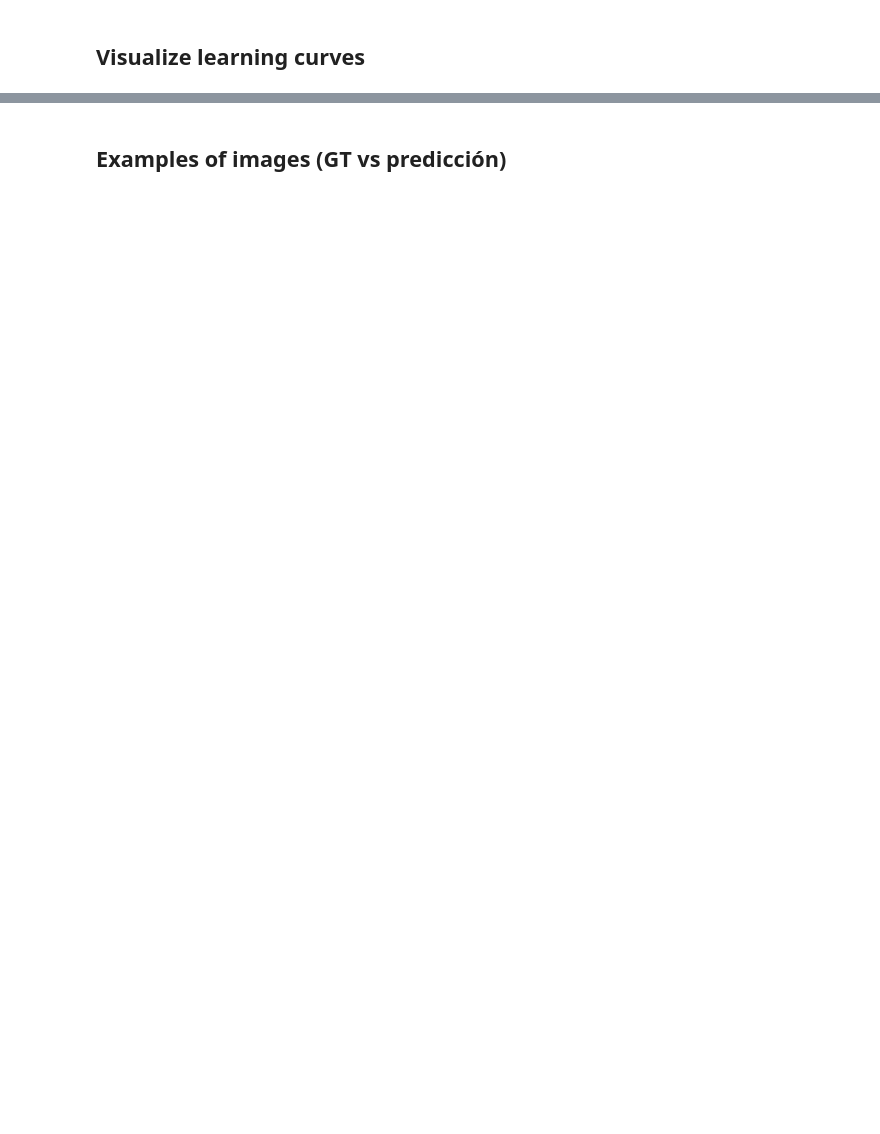
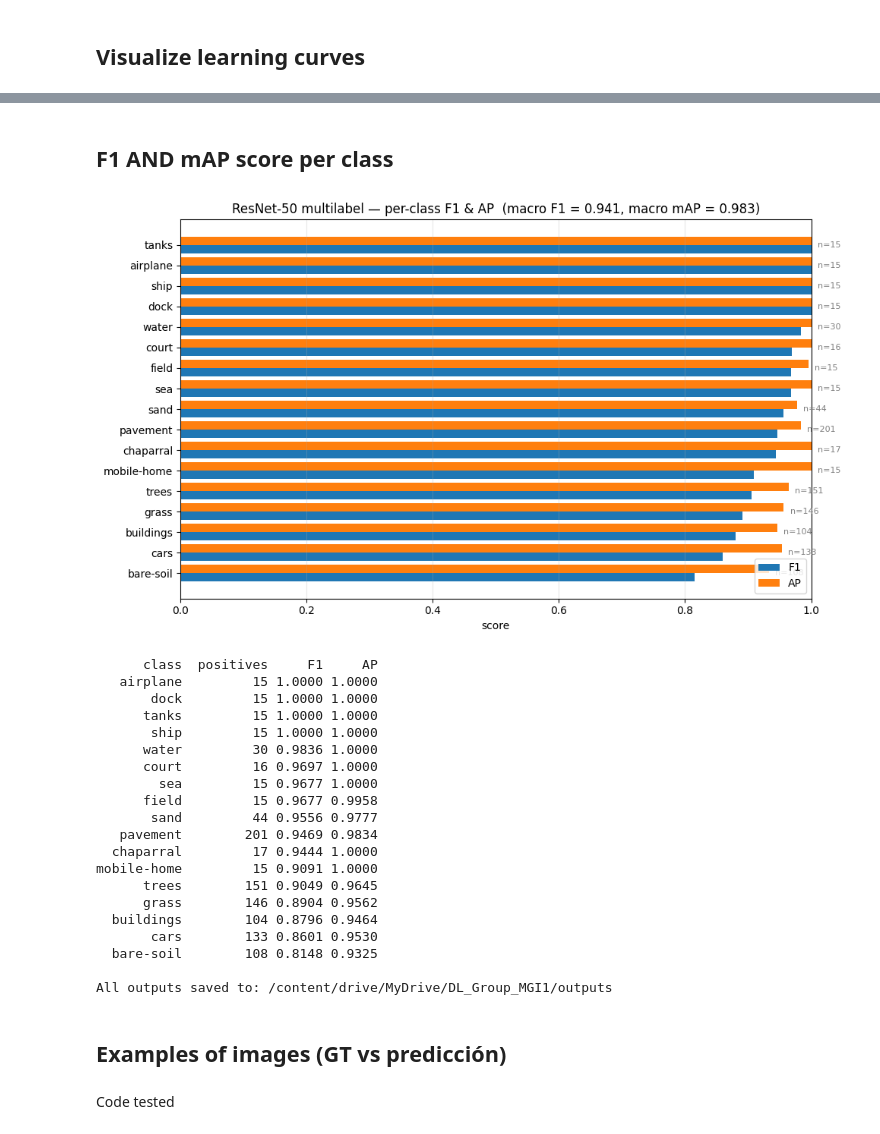
Before and after one commit to gabrielcastrob/Deep_learning_WUR, a Jupyter notebook: notebooks/01_ML_ViT.ipynb, the cells around one changed output, grey strips where cells are left out. Drawn from its saved outputs; the diff is of its cells as text; code cells hidden in the pictures; blank space fills up the shorter version.

Commit message:
ML ViT model done and tested

```diff
--- a/notebooks/01_ML_ViT.ipynb
+++ b/notebooks/01_ML_ViT.ipynb
@@ -351,13 +410,22 @@ checkpoint_cb = ModelCheckpoint(
     filename="vit_b16-multilabel-best-{epoch:02d}-{val_f1:.4f}",
     monitor="val_f1", mode="max", save_top_k=1, save_weights_only=True,
 )
+
+early_stop_cb = EarlyStopping(
+    monitor="val_f1",   # misma métrica que monitorea el checkpoint
+    mode="max",         # "max" porque queremos F1 lo más alto posible
+    patience=5,         # espera 5 epochs sin mejora antes de parar
+    min_delta=0.001,    # mejora mínima para considerarla "real"
+    verbose=True,       # imprime un mensaje cuando para
+)
+
 csv_logger = CSVLogger(save_dir="outputs/logs", name="vit_b16_multilabel")
 
 trainer = L.Trainer(
     max_epochs=MAX_EPOCHS,
     accelerator="auto",
     devices="auto",
-    callbacks=[checkpoint_cb],
+    callbacks=[checkpoint_cb, early_stop_cb],
     logger=csv_logger,
     log_every_n_steps=10,
 )
@@ -426,3 +603,63 @@ plt.show()
+# %% [markdown]
+## F1 AND mAP score per class
+# %%
+per_class_f1 = f1_score(test_labels, test_preds, average=None, zero_division=0)
+per_class_ap = average_precision_score(test_labels, test_probs, average=None)
+positives    = test_labels.sum(axis=0).astype(int)
+
+order = np.argsort(per_class_f1)   # ascending, so weakest classes show first
+classes_sorted = [classes[i] for i in order]
+f1_sorted  = per_class_f1[order]
+ap_sorted  = per_class_ap[order]
+pos_sorted = positives[order]
+
+fig, ax = plt.subplots(figsize=(10, max(4, 0.35 * NUM_CLASSES)))
+y = np.arange(NUM_CLASSES)
+ax.barh(y - 0.2, f1_sorted, height=0.4, label="F1")
+ax.barh(y + 0.2, ap_sorted, height=0.4, label="AP")
+ax.set_yticks(y); ax.set_yticklabels(classes_sorted)
+ax.set_xlim(0, 1)
+ax.set_xlabel("score")
+ax.set_title(f"ResNet-50 multilabel — per-class F1 & AP  (macro F1 = {macro_f1:.3f}, macro mAP = {macro_map:.3f})")
+for i, (f, a, p) in enumerate(zip(f1_sorted, ap_sorted, pos_sorted)):
+    ax.text(max(f, a) + 0.01, i, f"n={p}", va="center", fontsize=8, color="gray")
+ax.legend(loc="lower right"); ax.grid(axis="x", alpha=0.3)
+plt.tight_layout()
+plt.savefig("outputs/resnet50_multilabel_per_class.png", dpi=150, bbox_inches="tight")
+plt.show()
+
+# Per-class summary table
+summary = pd.DataFrame({
+    "class": classes,
+    "positives": positives,
+    "F1":  per_class_f1.round(4),
+    "AP":  per_class_ap.round(4),
+}).sort_values("F1", ascending=False)
+print(summary.to_string(index=False))
+summary.to_csv("outputs/resnet50_multilabel_per_class.csv", index=False)
+print("\nAll outputs saved to:", Path("outputs").resolve())
+# %% [output]
+[figure, added]
+      class  positives     F1     AP
+   airplane         15 1.0000 1.0000
+       dock         15 1.0000 1.0000
+      tanks         15 1.0000 1.0000
+       ship         15 1.0000 1.0000
+      water         30 0.9836 1.0000
+      court         16 0.9697 1.0000
+        sea         15 0.9677 1.0000
+      field         15 0.9677 0.9958
+       sand         44 0.9556 0.9777
+   pavement        201 0.9469 0.9834
+  chaparral         17 0.9444 1.0000
+mobile-home         15 0.9091 1.0000
+      trees        151 0.9049 0.9645
+      grass        146 0.8904 0.9562
+  buildings        104 0.8796 0.9464
+       cars        133 0.8601 0.9530
+  bare-soil        108 0.8148 0.9325
+
+All outputs saved to: /content/drive/MyDrive/DL_Group_MGI1/outputs
 # %% [markdown]
 ## Examples of images (GT vs predicción)
 # %%
@@ -495,3 +732,5 @@ fig.legend(handles=legend_handles, loc="upper center",
 
 plt.tight_layout()
 plt.show()
+# %% [markdown]
+Code tested
```
Also changed, not shown: parts of 14 cells of this notebook.
